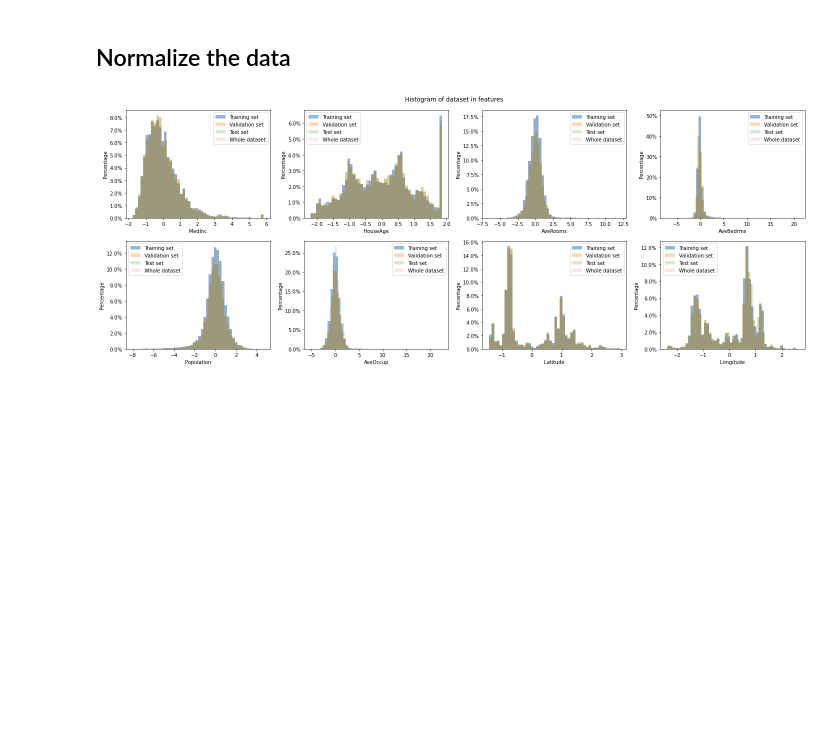
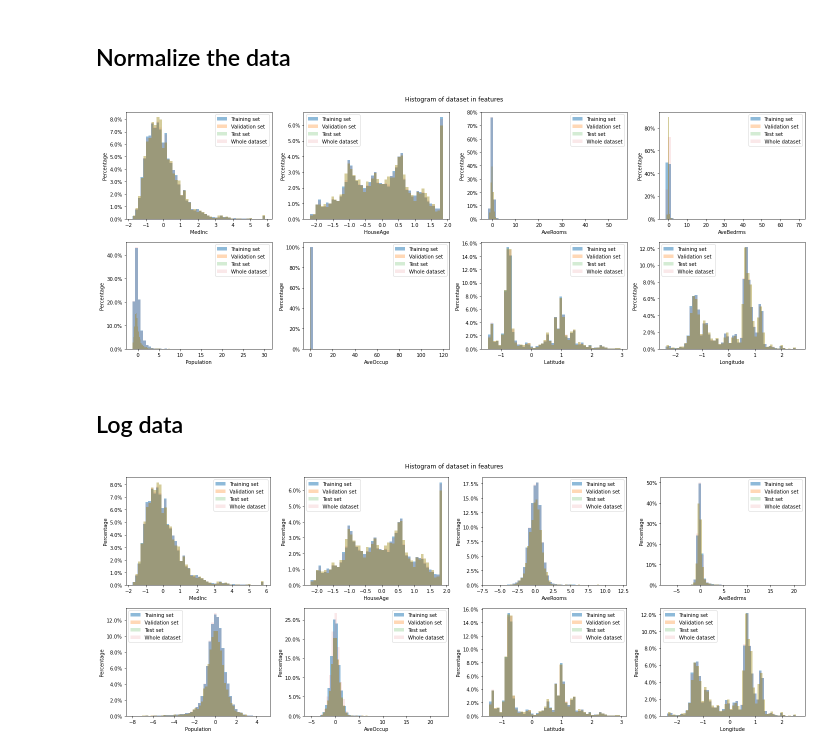
Before and after one commit to ZhengLyuFelix/cme-216-housing-pricing-prediction, a Jupyter notebook: data_viz.ipynb, the cells around one changed output. Drawn from its saved outputs; the diff is of its cells as text; code cells hidden in the pictures; blank space fills up the shorter version.

```diff
--- a/data_viz.ipynb
+++ b/data_viz.ipynb
@@ -45,5 +49,5 @@ land_map(data, target, bar_label='Housing price (unit: $100,000)', clim = [-3, 6
 # %%
-def feature_hist(data_one, feature_names, label, data_two=None,data_three=None,data_four=None, title=None):
+def feature_hist(data_one, feature_names, label, save_path, data_two=None,data_three=None,data_four=None, title=None):
     fig = plt.figure(figsize=(20,8))
     for ii in range(data_one.shape[1]):
         index = int(240+ii+1)
@@ -67,4 +71,5 @@ def feature_hist(data_one, feature_names, label, data_two=None,data_three=None,d
         plt.legend()
 
     plt.suptitle(title)
+    plt.savefig(save_path)
 # %%
@@ -92,5 +101,23 @@ plot_correlation(corr_matrix)
 # %% [markdown]
 ## Normalize the data
+# %%
+data_norm, std_data, mean_data = feature_normalization(data, log_flag=False)
+# %%
+# Split data to training, validation and testset
+x_train, y_train, x_val, y_val, x_test, y_test = train_set_prepare(data_norm, target, random_state = 100)
+# %%
+save_path = cur_path + '/figures/hist_data_set_normalized'
+feature_hist(x_train,feature_names,
+            ['Training set', 'Validation set', 'Test set', 'Whole dataset'],
+            save_path=save_path,
+            data_two=x_val,
+            data_three=x_test,
+            data_four=data_norm,
+            title='Histogram of dataset in features')
+# %% [output]
+[figure, added]
+# %% [markdown]
+## Log data
 # %%
 data_norm, std_data, mean_data = feature_normalization(data, log_flag=True)
 # %%
```
Also changed, not shown: parts of 10 cells of this notebook, 31 other files.
